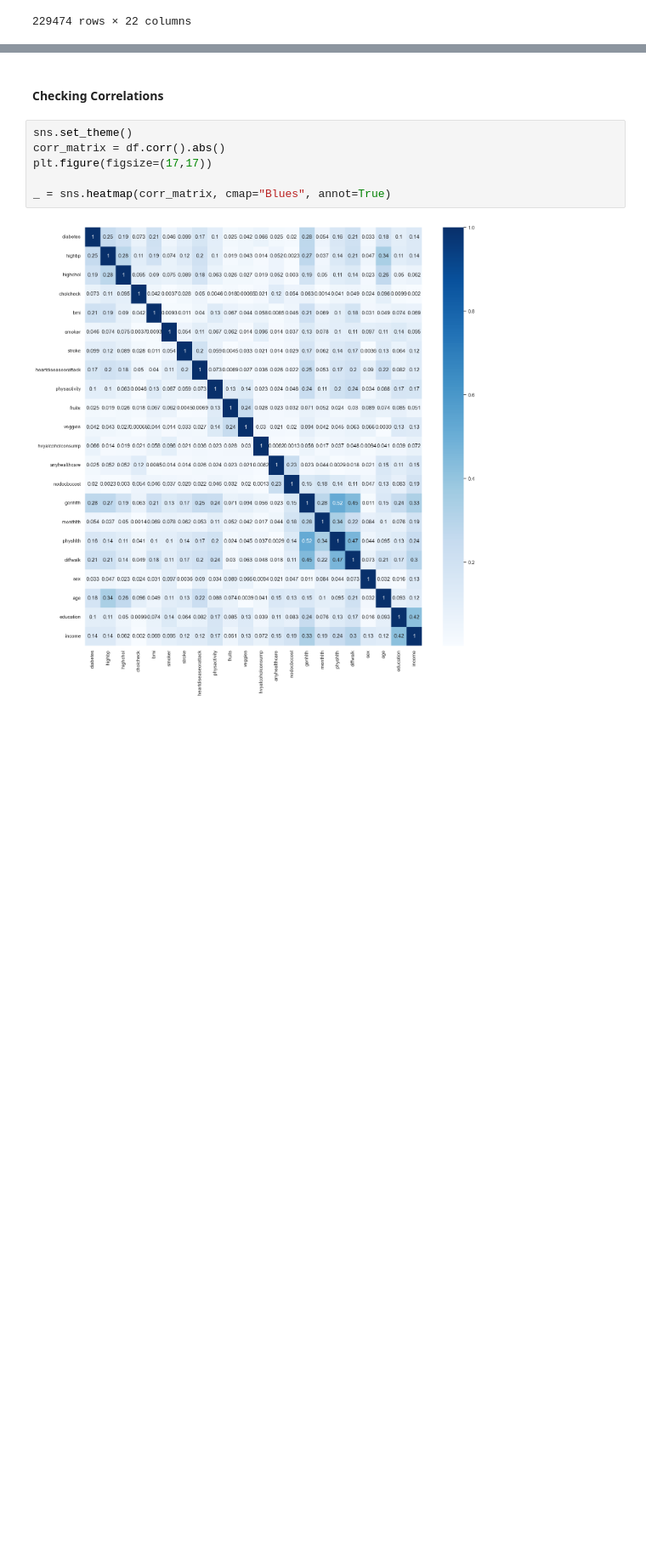
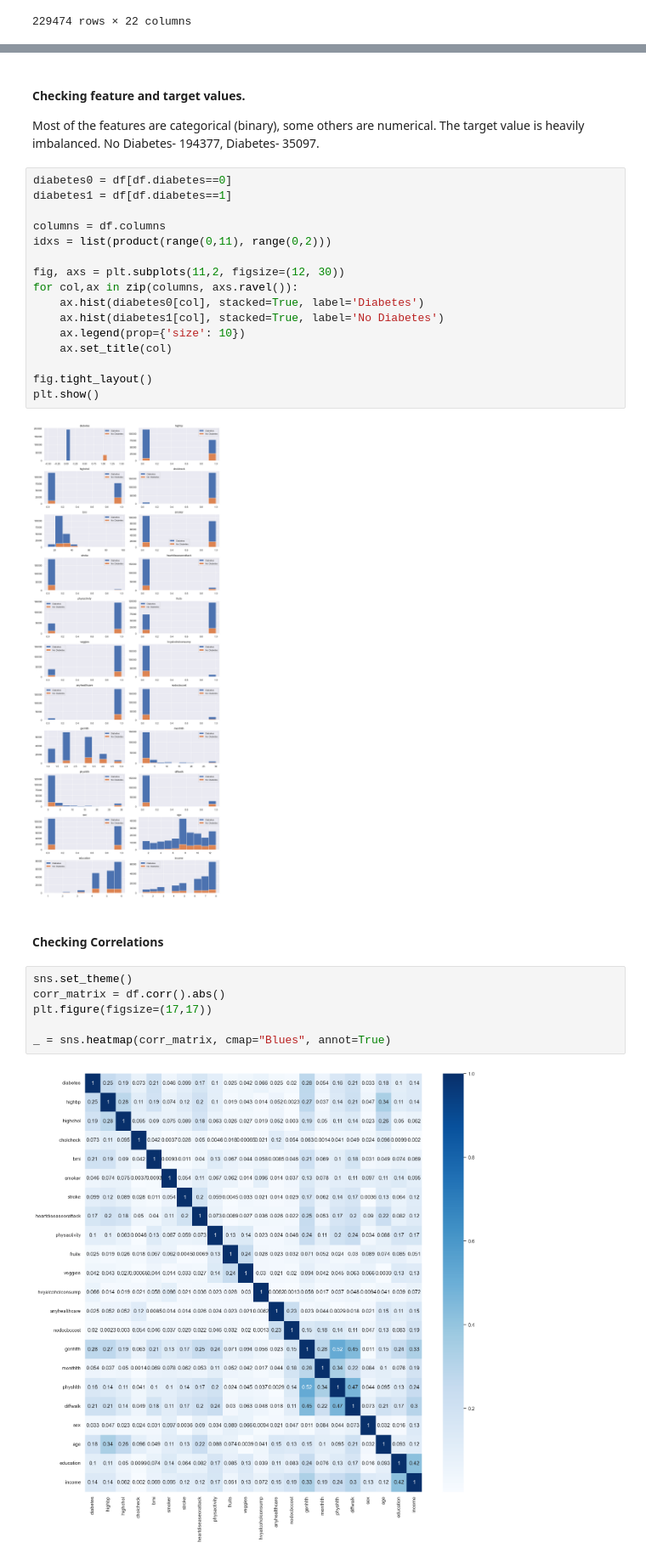
Before and after one commit to maclavijo/DiabetesPredictionProject, a Jupyter notebook: diabetes.ipynb, the cells around one changed output, grey strips where cells are left out. Shown at 85% size. Cells and saved outputs as stored; diff of their text form; blank space fills up the shorter version.

Commit message:
Added feature vs target plot, worked on READM file

```diff
--- a/diabetes.ipynb
+++ b/diabetes.ipynb
@@ -219,3 +264,24 @@ Converting to lower case columns and data...
+# %% [markdown]
+#### Checking feature and target values.
+Most of the features are categorical (binary), some others are numerical.  The target value is heavily imbalanced.  No Diabetes- 194377, Diabetes- 35097.
+# %%
+diabetes0 = df[df.diabetes==0]
+diabetes1 = df[df.diabetes==1]
+
+columns = df.columns
+idxs = list(product(range(0,11), range(0,2)))
+
+fig, axs = plt.subplots(11,2, figsize=(12, 30))
+for col,ax in zip(columns, axs.ravel()):
+    ax.hist(diabetes0[col], stacked=True, label='Diabetes')
+    ax.hist(diabetes1[col], stacked=True, label='No Diabetes')
+    ax.legend(prop={'size': 10})
+    ax.set_title(col)
+
+fig.tight_layout()
+plt.show()
+# %% [output]
+[figure, added]
 # %% [markdown]
 #### Checking Correlations
 # %%
```
Also changed, not shown: parts of 35 cells of this notebook, 8 other files.
